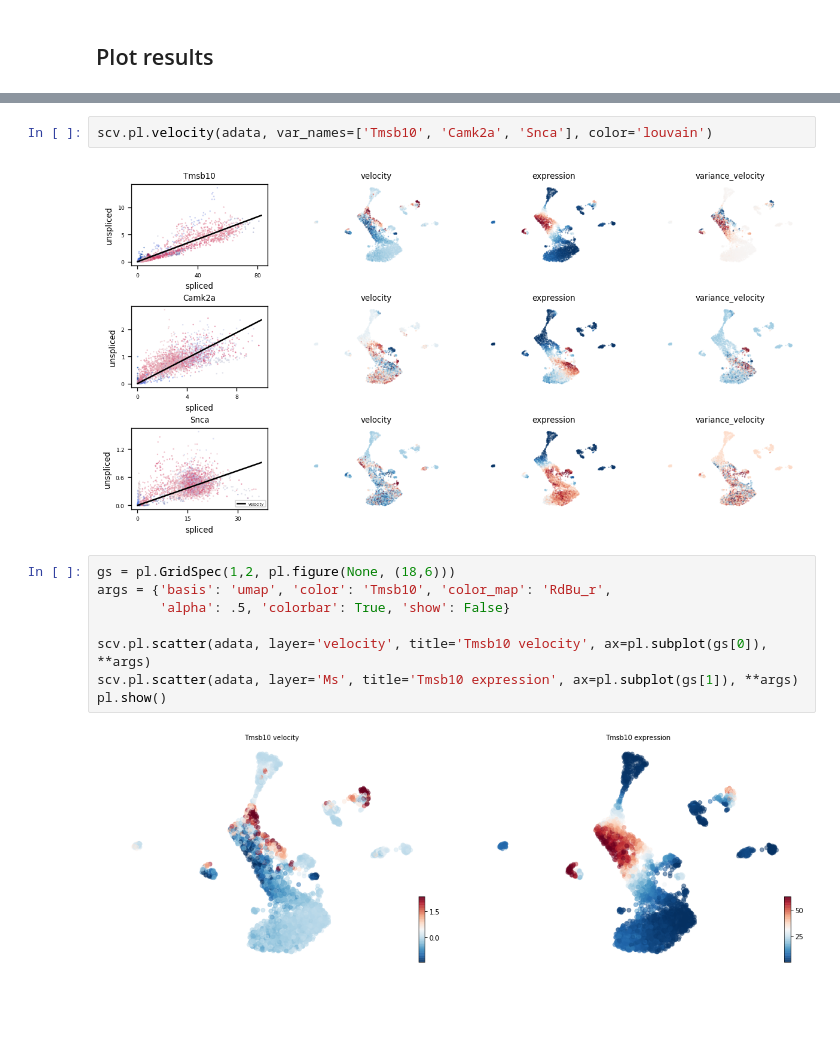
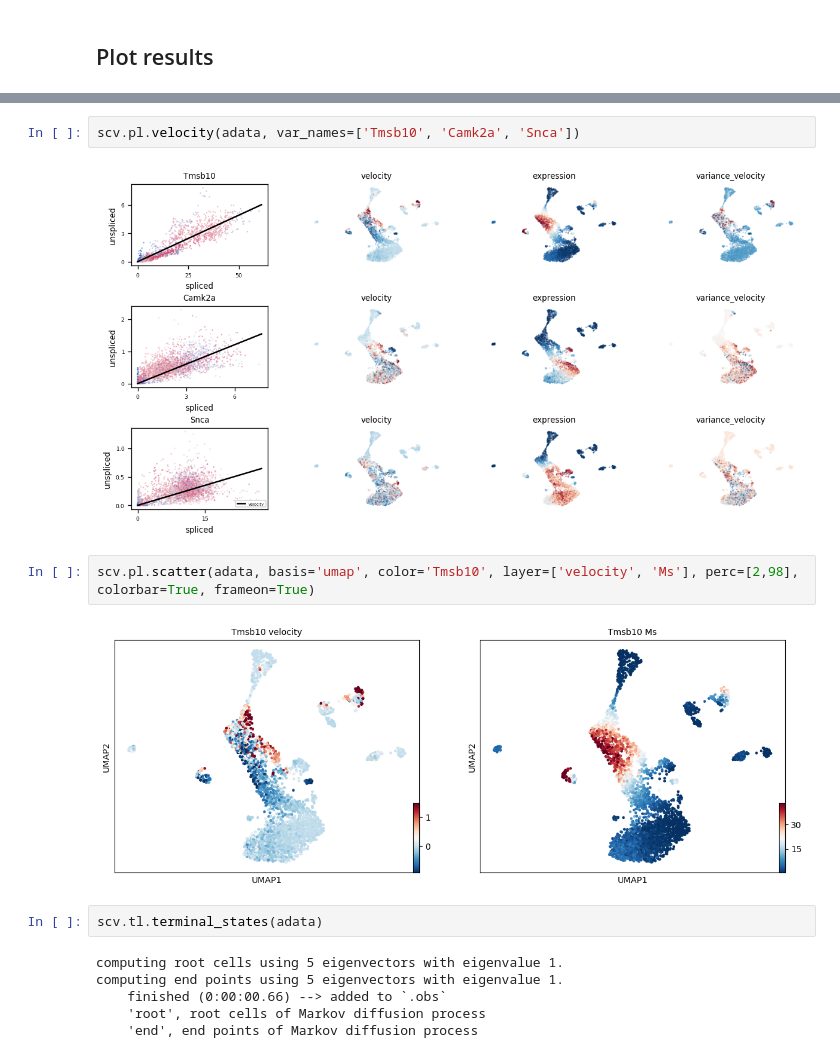
Before and after one commit to theislab/scvelo_notebooks, a Jupyter notebook: DentateGyrus.ipynb, the cells around one changed output, grey strips where cells are left out. Drawn from its saved outputs; the diff is of its cells as text; blank space fills up the shorter version.

```diff
--- a/DentateGyrus.ipynb
+++ b/DentateGyrus.ipynb
@@ -122,14 +112,16 @@ scv.pl.velocity_embedding_grid(adata, basis='umap', color='louvain', density=1.2
 # %%
-scv.pl.velocity(adata, var_names=['Tmsb10', 'Camk2a', 'Snca'], color='louvain')
+scv.pl.velocity(adata, var_names=['Tmsb10', 'Camk2a', 'Snca'])
 # %% [output]
-[figure, old version]
+[figure, new version]
-# %%
-gs = pl.GridSpec(1,2, pl.figure(None, (18,6)))
-args = {'basis': 'umap', 'color': 'Tmsb10', 'color_map': 'RdBu_r',
-        'alpha': .5, 'colorbar': True, 'show': False}
-
-scv.pl.scatter(adata, layer='velocity', title='Tmsb10 velocity', ax=pl.subplot(gs[0]), **args)
-scv.pl.scatter(adata, layer='Ms', title='Tmsb10 expression', ax=pl.subplot(gs[1]), **args)
-pl.show()
-# %% [output]
-[figure, removed]
+# %%
+scv.pl.scatter(adata, basis='umap', color='Tmsb10', layer=['velocity', 'Ms'], perc=[2,98], colorbar=True, frameon=True)
+# %% [output]
+[figure, added]
+# %%
+scv.tl.terminal_states(adata)
+# %% [output]
+computing root cells using 5 eigenvectors with eigenvalue 1.
+computing end points using 5 eigenvectors with eigenvalue 1.
+    finished (0:00:00.66) --> added to `.obs`
+    'root', root cells of Markov diffusion process
+    'end', end points of Markov diffusion process
```
Also changed, not shown: parts of 18 cells of this notebook, 1 other file.
